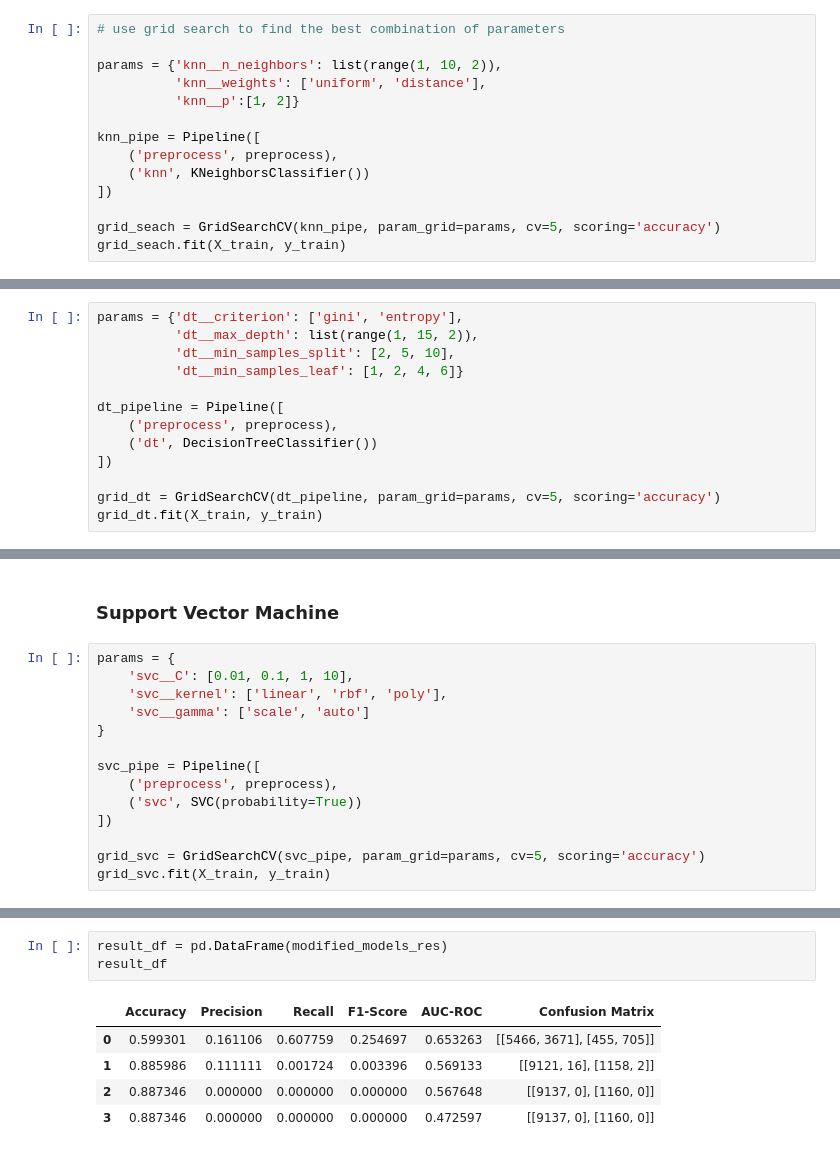
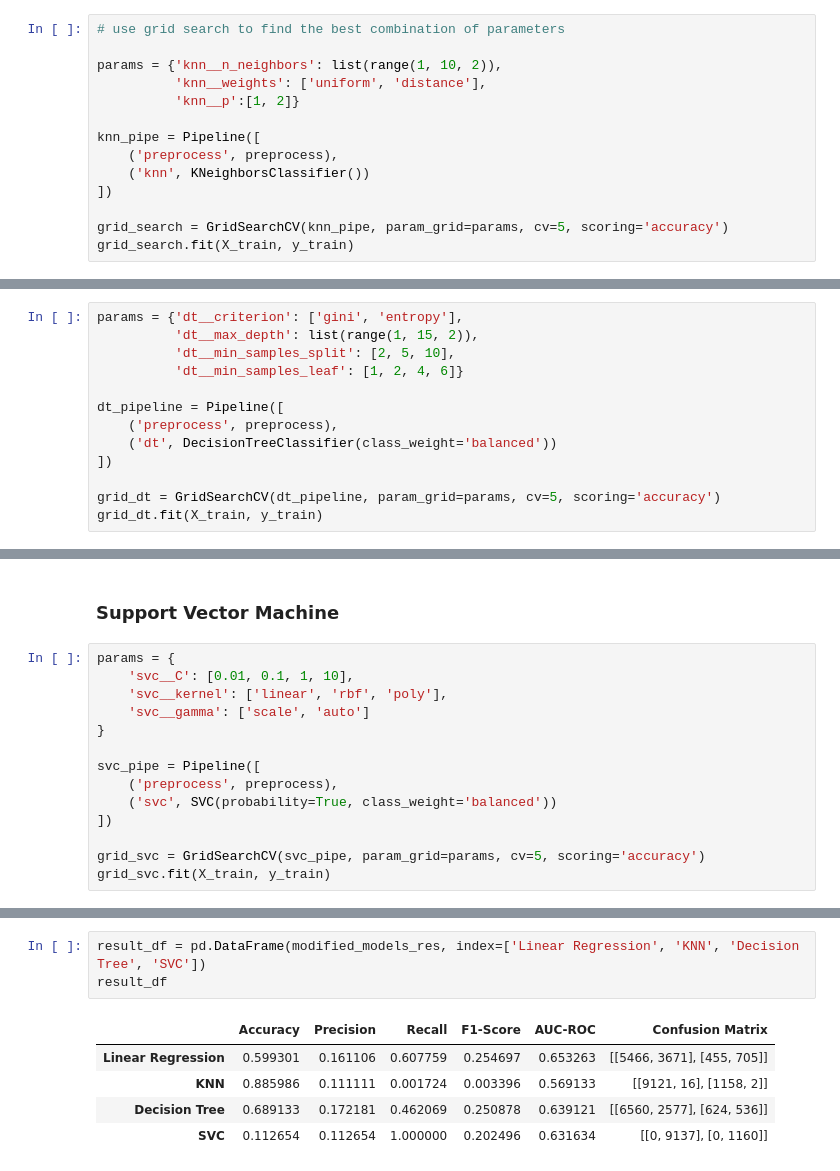
Before and after one commit to Hoomaaan/Portuguese-Banking-Comparing-Classifiers, a Jupyter notebook: prompt_III.ipynb, the cells around one changed output, grey strips where cells are left out. Drawn from its saved outputs; the diff is of its cells as text.

```diff
--- a/prompt_III.ipynb
+++ b/prompt_III.ipynb
@@ -568,8 +566,8 @@ knn_pipe = Pipeline([
     ('knn', KNeighborsClassifier())
 ])
 
-grid_seach = GridSearchCV(knn_pipe, param_grid=params, cv=5, scoring='accuracy')
-grid_seach.fit(X_train, y_train)
+grid_search = GridSearchCV(knn_pipe, param_grid=params, cv=5, scoring='accuracy')
+grid_search.fit(X_train, y_train)
 # %% [output]
 GridSearchCV(cv=5,
              estimator=Pipeline(steps=[('preprocess',
@@ -609,7 +607,7 @@ params = {'dt__criterion': ['gini', 'entropy'],
 
 dt_pipeline = Pipeline([
     ('preprocess', preprocess),
-    ('dt', DecisionTreeClassifier())
+    ('dt', DecisionTreeClassifier(class_weight='balanced'))
 ])
 
 grid_dt = GridSearchCV(dt_pipeline, param_grid=params, cv=5, scoring='accuracy')
@@ -655,7 +654,7 @@ params = {
 
 svc_pipe = Pipeline([
     ('preprocess', preprocess),
-    ('svc', SVC(probability=True))
+    ('svc', SVC(probability=True, class_weight='balanced'))
 ])
 
 grid_svc = GridSearchCV(svc_pipe, param_grid=params, cv=5, scoring='accuracy')
@@ -702,9 +713,9 @@ Confusion Matrix:
 # %%
-result_df = pd.DataFrame(modified_models_res)
+result_df = pd.DataFrame(modified_models_res, index=['Linear Regression', 'KNN', 'Decision Tree', 'SVC'])
 result_df
 # %% [output]
 |  | Accuracy | Precision | Recall | F1-Score | AUC-ROC | Confusion Matrix |
-| 0 | 0.599301 | 0.161106 | 0.607759 | 0.254697 | 0.653263 | [[5466, 3671], [455, 705]] |
-| 1 | 0.885986 | 0.111111 | 0.001724 | 0.003396 | 0.569133 | [[9121, 16], [1158, 2]] |
-| 2 | 0.887346 | 0.000000 | 0.000000 | 0.000000 | 0.567648 | [[9137, 0], [1160, 0]] |
-| 3 | 0.887346 | 0.000000 | 0.000000 | 0.000000 | 0.472597 | [[9137, 0], [1160, 0]] |
+| Linear Regression | 0.599301 | 0.161106 | 0.607759 | 0.254697 | 0.653263 | [[5466, 3671], [455, 705]] |
+| KNN | 0.885986 | 0.111111 | 0.001724 | 0.003396 | 0.569133 | [[9121, 16], [1158, 2]] |
+| Decision Tree | 0.689133 | 0.172181 | 0.462069 | 0.250878 | 0.639121 | [[6560, 2577], [624, 536]] |
+| SVC | 0.112654 | 0.112654 | 1.000000 | 0.202496 | 0.631634 | [[0, 9137], [0, 1160]] |
```
Also changed, not shown: parts of 17 cells of this notebook.
